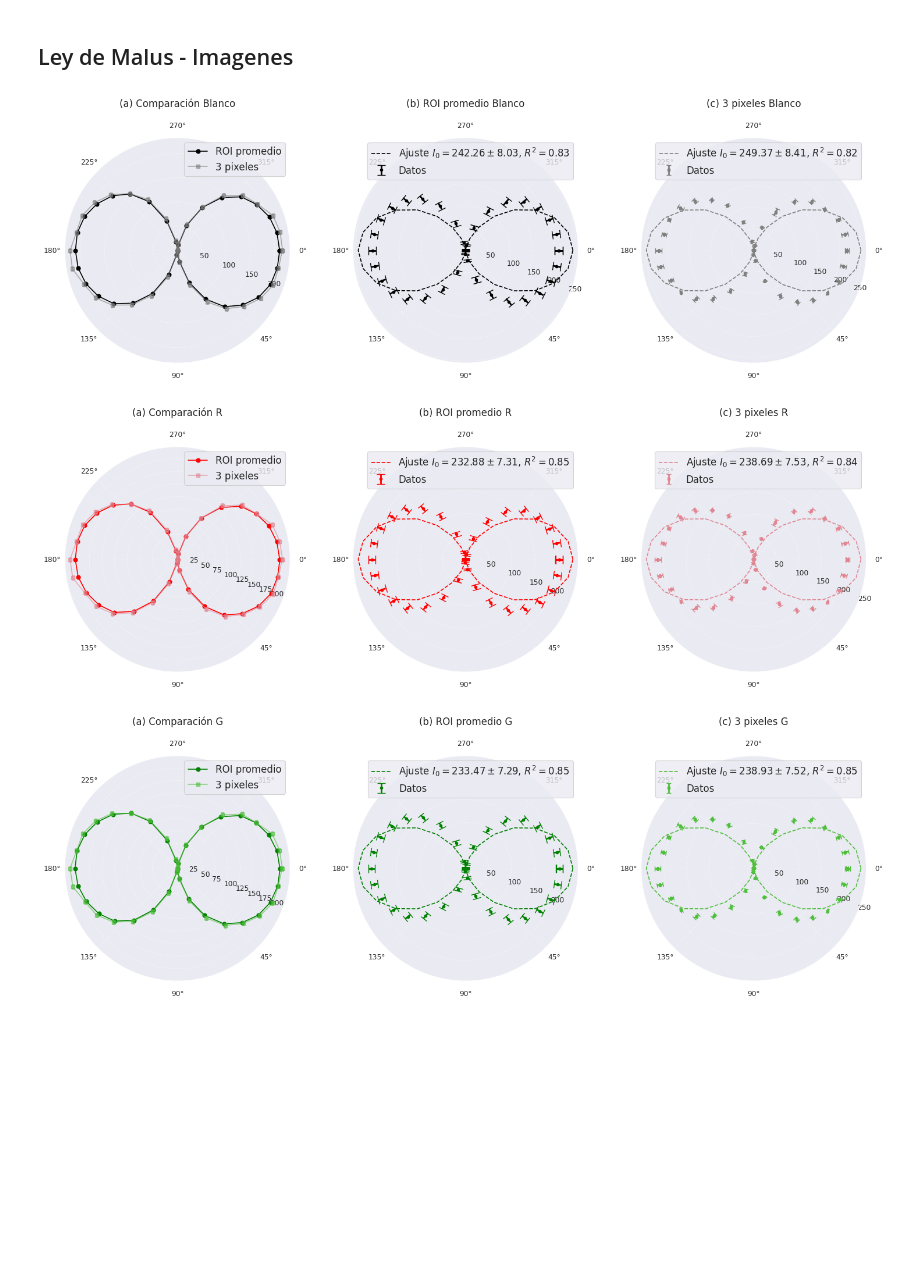
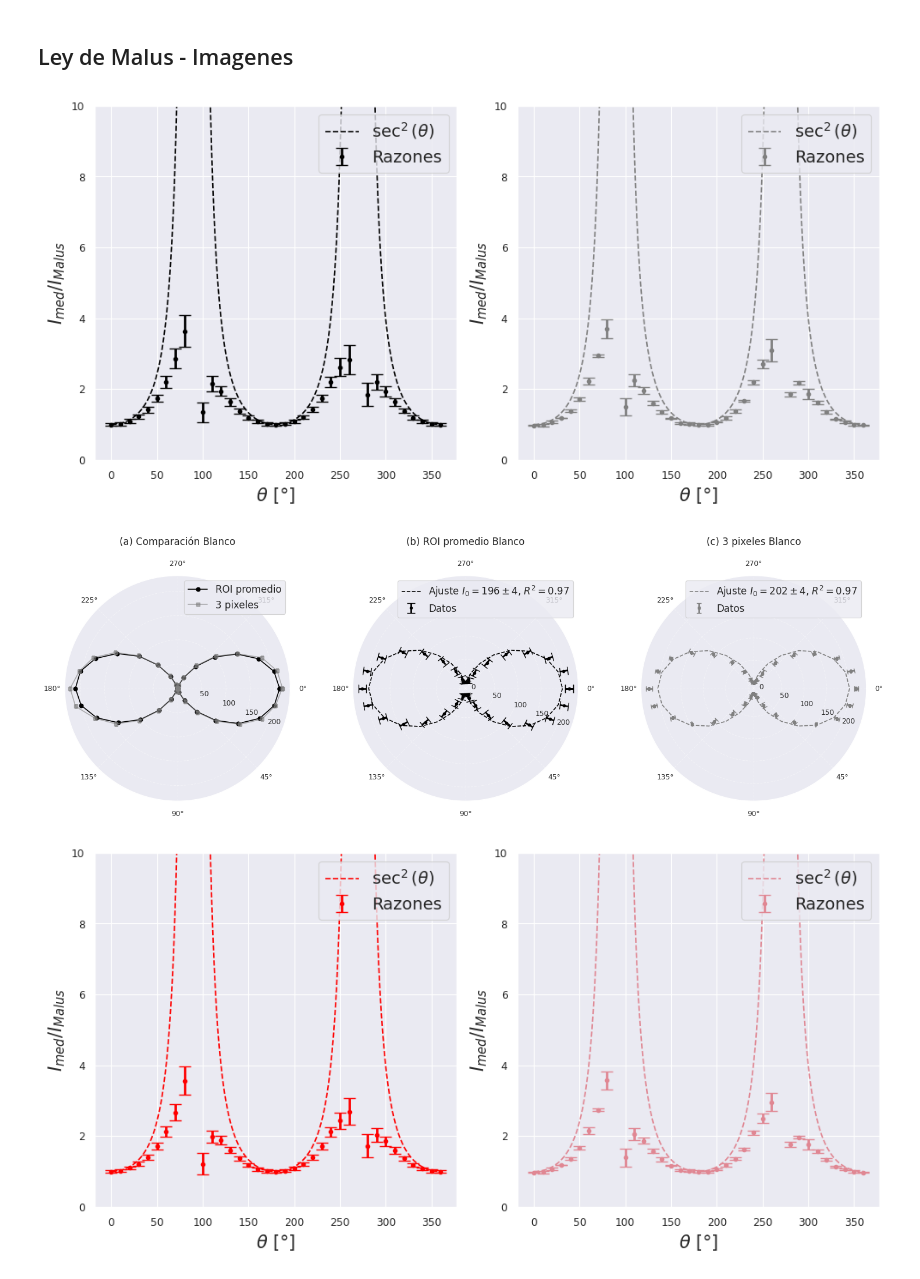
Before and after one commit to JuanSeguraUNAL/Mediciones_en_Optica_y_Acustica, a Jupyter notebook: practica6.ipynb, the cells around one changed output. Saved outputs shown, nothing was run; the diff lists cells and outputs as text; code cells hidden in the pictures; blank space fills up the shorter version.

```diff
--- a/practica6.ipynb
+++ b/practica6.ipynb
@@ -162,6 +163,42 @@ def graficar_polar(color):
     ang_rad = np.deg2rad(ang_deg)
     roi_mean, roi_std, pix_mean, pix_std = datos_imagenes(color)
 
+    # Razon entre los valores medidos y la ley de Malus
+    Io_roi = np.max(roi_mean)
+    Io_pix = np.max(pix_mean)
+
+    ang_lins = np.linspace(0, 360, 1000)
+
+    fig, (ax1, ax2) = plt.subplots(1, 2, figsize = (10, 5))
+    ax1.errorbar(ang_deg, roi_mean / MalusImage(ang_rad, Io_roi), yerr= roi_std / MalusImage(ang_rad, Io_roi),
+                 fmt='o', color=color_roi[color], ecolor=color_roi[color],
+                 elinewidth=2, markersize=3, capsize=5, label='Razones')
+    ax1.plot(ang_lins, 1 / np.cos(np.deg2rad(ang_lins))**2, '--', color=color_roi[color], label=r'$\sec^2(\theta)$')
+    ax1.set_xlabel(r'$\theta$ [°]', fontsize=15)
+    ax1.set_ylabel(r'$I_{med}/I_{Malus}$', fontsize=15)
+    ax1.set_ylim(0, 10)
+    ax1.grid(True)
+    ax1.legend(fontsize= 14, loc='upper right')
+
+    ax2.errorbar(ang_deg, pix_mean / MalusImage(ang_rad, Io_pix), yerr= pix_std / MalusImage(ang_rad, Io_pix),
+                 fmt='o', color=color_pix[color], ecolor=color_pix[color],
+                 elinewidth=2, markersize=3, capsize=5, label='Razones')
+    ax2.plot(ang_lins, 1 / np.cos(np.deg2rad(ang_lins))**2, '--', color=color_pix[color], label=r'$\sec^2(\theta)$')
+    ax2.set_xlabel(r'$\theta$ [°]', fontsize=15)
+    ax2.set_ylabel(r'$I_{med}/I_{Malus}$', fontsize=15)
+    ax2.set_ylim(0, 10)
+    ax2.grid(True)
+    ax2.legend(fontsize= 14, loc='upper right')
+
+    plt.tight_layout()
+    plt.show()
+    fig.savefig(f'razon_{color}.pdf', dpi=300)
+    plt.close()
+
+    # Correcciones de las intensidades reportadas por efecto de la camara
+    roi_mean = roi_mean * np.cos(ang_rad)**2
+    pix_mean = pix_mean * np.cos(ang_rad)**2
+
     # Ajustes
     par_roi, cov_roi = curve_fit(MalusImage, ang_rad, roi_mean)
     par_pix, cov_pix = curve_fit(MalusImage, ang_rad, pix_mean)
@@ -180,37 +217,40 @@ def graficar_polar(color):
     ax1.plot(ang_rad, pix_mean, 's-', color=color_pix[color], alpha=0.6, label='3 pixeles')
     ax1.set_theta_zero_location("E")   # 0° sobre eje x
     ax1.set_theta_direction(-1)        # sentido horario
     ax1.grid(True, linestyle='--', alpha=0.4)
     ax1.legend(loc='upper right', fontsize=12)
     ax1.text(0.5, 1.15, f"(a) Comparación {canal_abrev[color]}", transform=ax1.transAxes, ha='center', va='center', fontsize=12)
 
     # Solo ROI
-    ax2.plot(ang_rad, MalusImage(ang_rad, Io_roi), '--', color=color_roi[color], label=rf'Ajuste $I_0 = {Io_roi:.2f} \pm {dIo_roi:.2f}$, $R^2 = {r2_roi:.2f}$')
+    ax2.plot(ang_rad, MalusImage(ang_rad, Io_roi), '--', color=color_roi[color],
+             label=rf'Ajuste $I_0 = {Io_roi:.0f} \pm {dIo_roi:.0f}$, $R^2 = {r2_roi:.2f}$')
     ax2.errorbar(ang_rad, roi_mean, yerr= roi_std, fmt='o', color=color_roi[color], ecolor=color_roi[color], elinewidth=2, markersize=3, capsize=5, label='Datos')
     ax2.set_theta_zero_location("E")   # 0° sobre eje x
     ax2.set_theta_direction(-1)        # sentido horario
     ax2.grid(True, linestyle='--', alpha=0.4)
     ax2.legend(loc='upper right', fontsize=12)
-    ax2.text(0.5, 1.15, f"(b) ROI promedio {canal_abrev[color]}", transform=ax2.transAxes, ha='center', va='center', fontsize=12)
+    ax2.text(0.5, 1.15, rf"(b) ROI promedio {canal_abrev[color]}", transform=ax2.transAxes, ha='center', va='center', fontsize=12)
 
     # Solo pixeles
-    ax3.plot(ang_rad, MalusImage(ang_rad, Io_pix), '--', color=color_pix[color], label=rf'Ajuste $I_0 = {Io_pix:.2f} \pm {dIo_pix:.2f}$, $R^2 = {r2_pix:.2f}$')
+    ax3.plot(ang_rad, MalusImage(ang_rad, Io_pix), '--', color=color_pix[color],
+             label=rf'Ajuste $I_0 = {Io_pix:.0f} \pm {dIo_pix:.0f}$, $R^2 = {r2_pix:.2f}$')
     ax3.errorbar(ang_rad, pix_mean, yerr= pix_std, fmt='s', color=color_pix[color], ecolor=color_pix[color], elinewidth=2, markersize=3, capsize=3, label='Datos')
     ax3.set_theta_zero_location("E")   # 0° sobre eje x
     ax3.set_theta_direction(-1)        # sentido horario
     ax3.grid(True, linestyle='--', alpha=0.4)
     ax3.legend(loc='upper right', fontsize=12)
-    ax3.text(0.5, 1.15, f"(c) 3 pixeles {canal_abrev[color]}", transform=ax3.transAxes, ha='center', va='center', fontsize=12)
+    ax3.text(0.5, 1.15, rf"(c) 3 pixeles {canal_abrev[color]}", transform=ax3.transAxes, ha='center', va='center', fontsize=12)
 
     plt.tight_layout()
     plt.tight_layout(rect=[0, 0, 1, 0.92])
     plt.subplots_adjust(top=0.85)
     plt.savefig(f"Malus_{color}.pdf", dpi=300)
     plt.show()
 
+
 for color in canales:
     graficar_polar(color)
 # %% [output]
-[figure, old version]
+[figure, new version]
-[figure, old version]
+[figure, new version]
-[figure, old version]
+[figure, new version]
```
Also changed, not shown: parts of 2 cells of this notebook, 5 other files.
